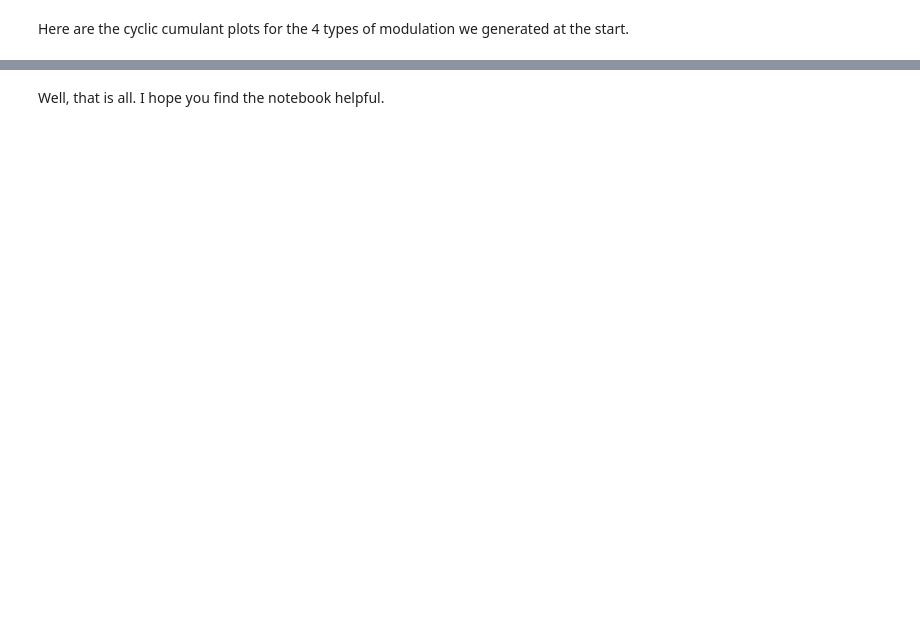
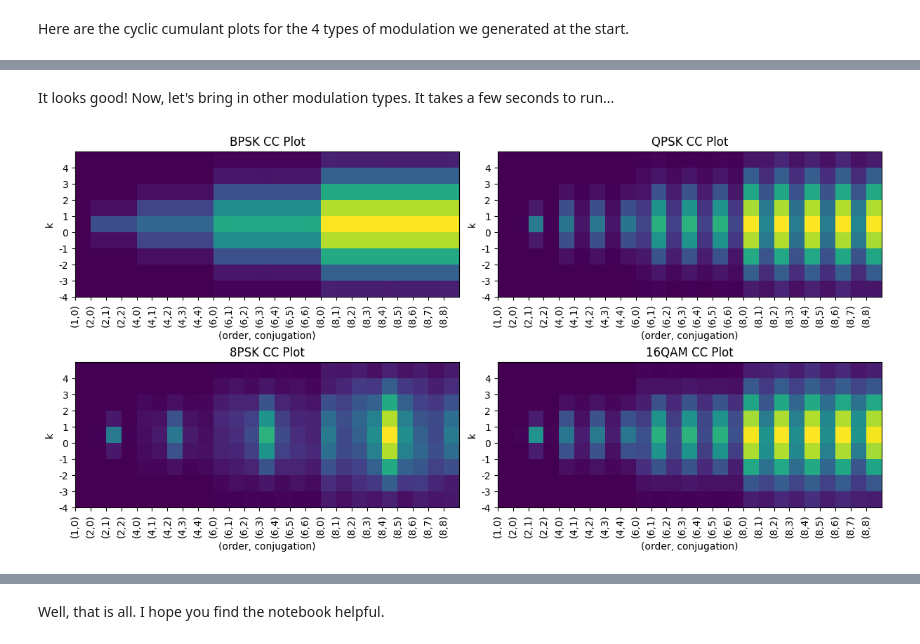
Before and after one commit to SuperStupidness/How-to-create-Cyclic-Cumulant-plot-estimate, a Jupyter notebook: how_to_create_cyclic_cumulant_plot_estimate.ipynb, the cells around one changed output, grey strips where cells are left out. Saved outputs shown, nothing was run; the diff lists cells and outputs as text; code cells hidden in the pictures; blank space fills up the shorter version.

```diff
--- a/how_to_create_cyclic_cumulant_plot_estimate.ipynb
+++ b/how_to_create_cyclic_cumulant_plot_estimate.ipynb
@@ -773,0 +994,41 @@ fig.tight_layout()
+# %% [markdown]
+It looks good! Now, let's bring in other modulation types. It takes a few seconds to run...
+# %%
+qpsk_cc_8 = calculate_cyclic_cumulant_up_to_8(qpsk_cfo, symbol_rate, QPSK_signal_with_offset, True)
+psk_cc_8 = calculate_cyclic_cumulant_up_to_8(psk_cfo, symbol_rate, PSK_signal_with_offset, True)
+qam_cc_8 = calculate_cyclic_cumulant_up_to_8(qam_cfo, symbol_rate, QAM_signal_with_offset, True)
+
+fig, ((ax1, ax2), (ax3, ax4)) = plt.subplots(2, 2, layout="constrained", figsize=(12,6))
+ax1.pcolormesh(bpsk_cc_8, rasterized=True)
+ax1.set_title("BPSK CC Plot")
+ax1.set_ylabel('k')
+ax1.set_xlabel('(order, conjugation)')
+ax1.set_xticks(range(25), labels=order_and_conjugation_8, rotation="vertical")
+ax1.set_yticks(range(9), labels=range(-4, 5))
+
+ax2.pcolormesh(qpsk_cc_8, rasterized=True)
+ax2.set_title("QPSK CC Plot")
+ax2.set_ylabel('k')
+ax2.set_xlabel('(order, conjugation)')
+ax2.set_xticks(range(25), labels=order_and_conjugation_8, rotation="vertical")
+ax2.set_yticks(range(9), labels=range(-4, 5))
+
+ax3.pcolormesh(psk_cc_8, rasterized=True)
+ax3.set_title("8PSK CC Plot")
+ax3.set_ylabel('k')
+ax3.set_xlabel('(order, conjugation)')
+ax3.set_xticks(range(25), labels=order_and_conjugation_8, rotation="vertical")
+ax3.set_yticks(range(9), labels=range(-4, 5))
+
+ax4.pcolormesh(qam_cc_8, rasterized=True)
+ax4.set_title("16QAM CC Plot")
+ax4.set_ylabel('k')
+ax4.set_xlabel('(order, conjugation)')
+ax4.set_xticks(range(25), labels=order_and_conjugation_8, rotation="vertical")
+ax4.set_yticks(range(9), labels=range(-4, 5))
+
+# plt.savefig("img/all_cc_plot_8.png", bbox_inches='tight')
+
+plt.show()
+# %% [output]
+[figure, added]
```
Also changed, not shown: parts of 36 cells of this notebook, 11 other files.
